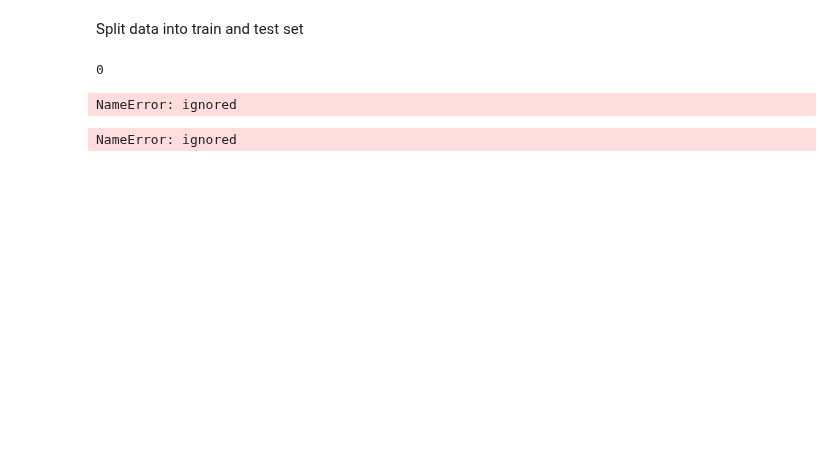
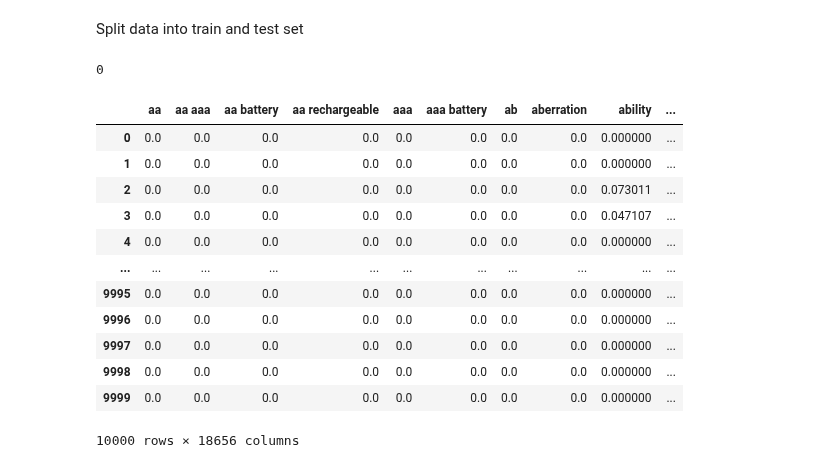
Before and after one commit to bachhvu/Amazon-NLP, a Jupyter notebook: Model Development.ipynb, the cells around one changed output. Drawn from its saved outputs; the diff is of its cells as text; code cells hidden in the pictures; blank space fills up the shorter version.

```diff
--- a/Model Development.ipynb
+++ b/Model Development.ipynb
@@ -182,20 +204,32 @@ df['review_text'].isnull().values.sum()
 # %%
 # create the object of tfid vectorizer
 tfid_vectorizer = TfidfVectorizer("english", ngram_range=(1,2), min_df=5, max_df=0.7, use_idf=True)
 # fit the vectorizer using the text data
 tfid = tfid_vectorizer.fit(df['review_text'])
 # collect the vocabulary items used in the vectorizer
 dictionary = tfid_vectorizer.vocabulary_.items()
 
 tfid_matrix = tfid_vectorizer.transform(df['review_text']).todense()
 feature_names = tfid_vectorizer.get_feature_names()
 
 # store the tf-idf array into pandas dataframe
 df2 = pd.DataFrame(tfid_matrix, columns=feature_names)
-df2['output'] = df['rating_class']
+df2['rating_class'] = df['rating_class']
 df2
 # %% [output]
+|  | aa | aa aaa | aa battery | aa rechargeable | aaa | aaa battery | ab | aberration | ability | ... |
+| 0 | 0.0 | 0.0 | 0.0 | 0.0 | 0.0 | 0.0 | 0.0 | 0.0 | 0.000000 | ... |
+| 1 | 0.0 | 0.0 | 0.0 | 0.0 | 0.0 | 0.0 | 0.0 | 0.0 | 0.000000 | ... |
+| 2 | 0.0 | 0.0 | 0.0 | 0.0 | 0.0 | 0.0 | 0.0 | 0.0 | 0.073011 | ... |
+| 3 | 0.0 | 0.0 | 0.0 | 0.0 | 0.0 | 0.0 | 0.0 | 0.0 | 0.047107 | ... |
+| 4 | 0.0 | 0.0 | 0.0 | 0.0 | 0.0 | 0.0 | 0.0 | 0.0 | 0.000000 | ... |
+| ... | ... | ... | ... | ... | ... | ... | ... | ... | ... | ... |
+| 9995 | 0.0 | 0.0 | 0.0 | 0.0 | 0.0 | 0.0 | 0.0 | 0.0 | 0.000000 | ... |
+| 9996 | 0.0 | 0.0 | 0.0 | 0.0 | 0.0 | 0.0 | 0.0 | 0.0 | 0.000000 | ... |
+| 9997 | 0.0 | 0.0 | 0.0 | 0.0 | 0.0 | 0.0 | 0.0 | 0.0 | 0.000000 | ... |
+| 9998 | 0.0 | 0.0 | 0.0 | 0.0 | 0.0 | 0.0 | 0.0 | 0.0 | 0.000000 | ... |
+| 9999 | 0.0 | 0.0 | 0.0 | 0.0 | 0.0 | 0.0 | 0.0 | 0.0 | 0.000000 | ... |
-NameError: ignored
+10000 rows × 18656 columns
 # %%
 reviews = df['review_text'].values.tolist()
 labels = df['rating_class'].tolist()
@@ -206,8 +239,3 @@ tokenizer = BertTokenizer.from_pretrained('bert-base-cased')
-# %%
-#Assign tokenizer object to the tokenizer class
-tokenizer = DistilBertTokenizerFast.from_pretrained('distilbert-base-uncased')
-# %% [output]
-NameError: ignored
 # %%
 tokenizer([X_train[0]], truncation=True,padding=True, max_length=128)
 # %% [output]
```
Also changed, not shown: parts of 24 cells of this notebook.
